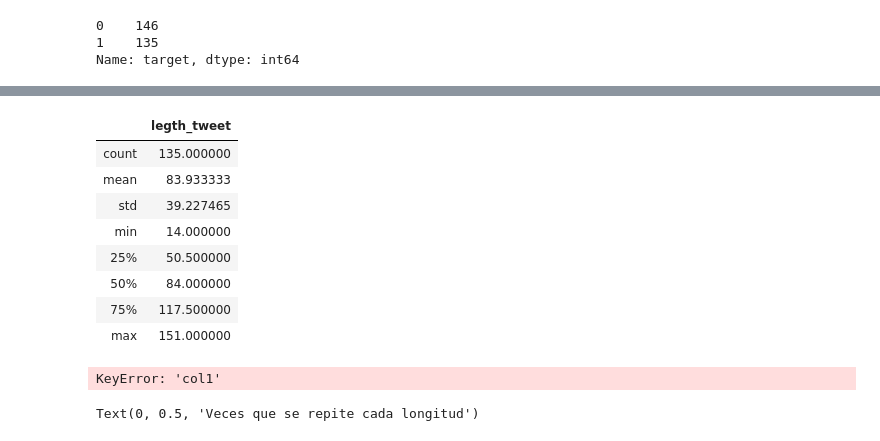
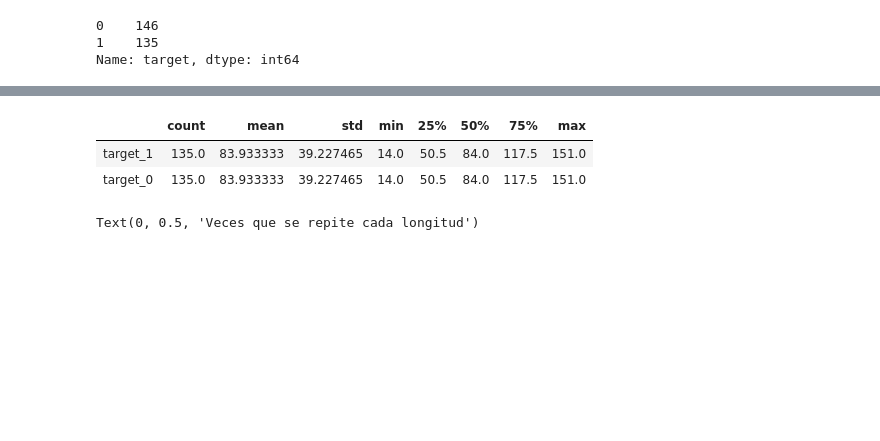
Before and after one commit to patopizzini/datos_practica, a Jupyter notebook: 02ejemplo_tp/tp1_prueba.ipynb, the cells around one changed output, grey strips where cells are left out. Drawn from its saved outputs; the diff is of its cells as text; code cells hidden in the pictures; blank space fills up the shorter version.

```diff
--- a/02ejemplo_tp/tp1_prueba.ipynb
+++ b/02ejemplo_tp/tp1_prueba.ipynb
@@ -121,28 +121,18 @@ g = sns.kdeplot(nlp[nlp['target']==0]['legth_tweet'], color='blue', label='Targe
-# %%
-trueTweets = grouped.loc[grouped['target']==1, :]
-trueTweets.describe()[['legth_tweet']]
-# %% [output]
-|  | legth_tweet |
-| count | 135.000000 |
-| mean | 83.933333 |
-| std | 39.227465 |
-| min | 14.000000 |
-| 25% | 50.500000 |
-| 50% | 84.000000 |
-| 75% | 117.500000 |
-| max | 151.000000 |
-# %%
-falseTweets = grouped.loc[grouped['target']==0, :]
-falsos = falseTweets.describe()[['legth_tweet']].rename(columns={'legth_tweet':'target0'}).unstack().to_frame().reset_index()
-falsos.columns = ['col1','col2','col3']
-verdaderos = trueTweets.describe()[['legth_tweet']].rename(columns={'legth_tweet':'target1'}).unstack().to_frame().reset_index()
-verdaderos.columns = ['col1','col2','col3']
-falsos = falsos.pivot(index='col1',columns='col2', values='col3')#.droplevel('col1')
-verdaderos = falsos.pivot(index='col1',columns='col2', values='col3')#.droplevel('col1'
-
-todos = pd.concat([falsos,verdaderos])
-# %% [output]
-KeyError: 'col1'
+# %%
+#tratamiento Trues
+trueTweets = grouped.loc[grouped['target']==1, :]
+trueTweets_transp = trueTweets.describe()[['legth_tweet']].rename(columns={'legth_tweet':'target_1'}).transpose()
+
+#tratamiento Falses
+falseTweets = grouped.loc[grouped['target']==1, :]
+falseTweets_transp = falseTweets.describe()[['legth_tweet']].rename(columns={'legth_tweet':'target_0'}).transpose()
+
+allTweets = pd.concat([trueTweets_transp, falseTweets_transp])
+allTweets.head()
+# %% [output]
+|  | count | mean | std | min | 25% | 50% | 75% | max |
+| target_1 | 135.0 | 83.933333 | 39.227465 | 14.0 | 50.5 | 84.0 | 117.5 | 151.0 |
+| target_0 | 135.0 | 83.933333 | 39.227465 | 14.0 | 50.5 | 84.0 | 117.5 | 151.0 |
 # %%
 #cmap = sns.cubehelix_palette(rot=-.2, as_cmap=True)
 sns.scatterplot(x="legth_tweet", y="cant_veces", color="red", linewidth=0, data=falseTweets, label = "target 0")
```
Also changed, not shown: parts of 2 cells of this notebook, 1 other file.
